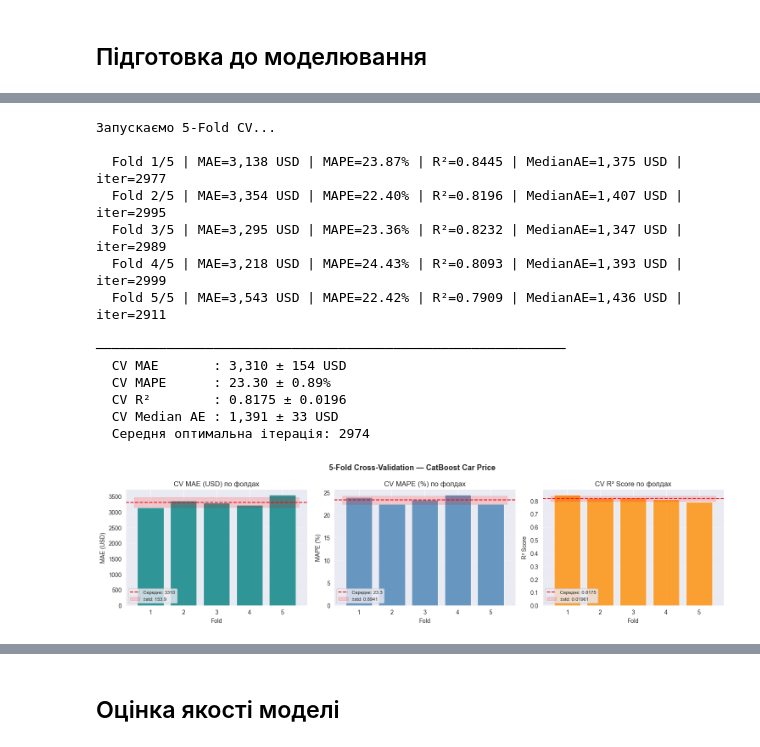
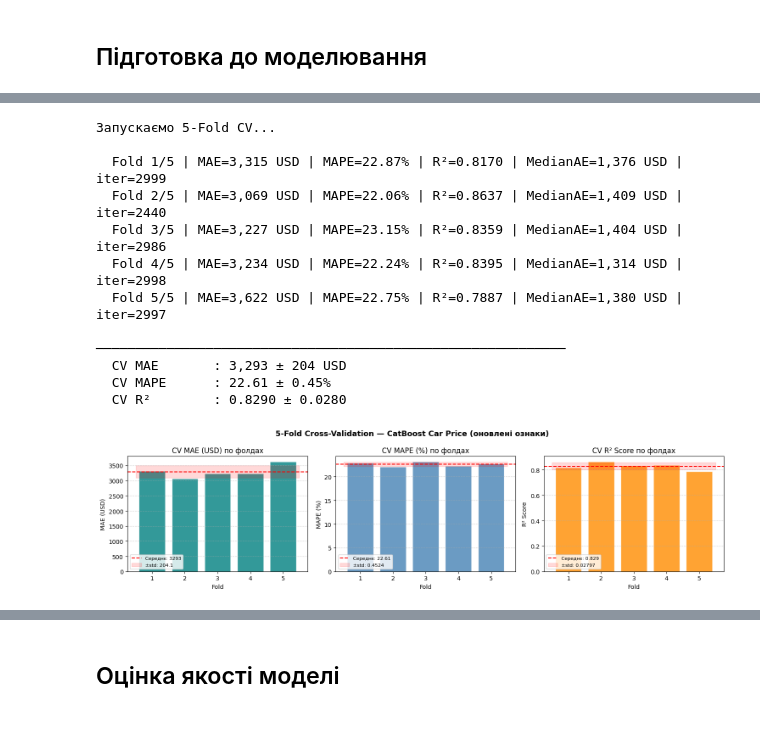
Before and after one commit to Chuchman-Dima/MarketScout, a Jupyter notebook: notebooks/main.ipynb, the cells around one changed output, grey strips where cells are left out. Drawn from its saved outputs; the diff is of its cells as text; code cells hidden in the pictures.

```diff
--- a/notebooks/main.ipynb
+++ b/notebooks/main.ipynb
@@ -46,5 +62,11 @@ dtype: int64
 # %%
 df = df.drop(columns=['ID', 'Engine'], errors='ignore')
 df = df[df['Price_USD'] > 0].copy()
+
+# FIX: причепи прибираємо тут, а не тільки фільтром у Streamlit-формі —
+# інакше вони потрапляли у тренувальні дані й псували розподіл цін
+before_trailers = len(df)
+df = df[df['Mark'] != 'Причеп'].copy()
+print(f"Прибрано причепів: {before_trailers - len(df)}")
 print(f"Після базового очищення: {len(df)} рядків")
 # %% [output]
@@ -59,13 +81,0 @@ print(f"Після фільтрації за віком: {len(df)} рядків"
-# %%
-# Розбиття Fuel на Fuel_Type та Engine_Capacity
-split_data = df['Fuel'].str.split(', ', expand=True)
-df['Fuel_Type'] = split_data[0]
-
-# FIX: Використовуємо regex=False у str.replace для уникнення FutureWarning
-df['Engine_Capacity'] = pd.to_numeric(
-    split_data[1].str.replace(' л.', '', regex=False),
-    errors='coerce'
-).fillna(0)
-
-df = df.drop(columns=['Fuel'], errors='ignore')
-print(f"Унікальні типи пального: {df['Fuel_Type'].unique()}")
@@ -121,0 +165,11 @@ print(f"Відфільтровано {before - len(df)} записів. Зали
+# %%
+df['is_luxury_brand'] = df['Mark'].isin(LUXURY_MARKS).astype(int)
+df['Gearbox_simple'] = np.where(df['Gearbox'].isin(AUTOMATIC_LIKE), 'Automatic_type', 'Manual_type')
+df['Engine_missing'] = (df['Engine_Capacity'] == 0).astype(int)
+df['log_Mileage'] = np.log1p(df['Mileage'])
+df['Age_x_Mileage'] = df['Age'] * df['Mileage']
+df['Decade'] = (df['Year'] // 10 * 10).astype(int)
+
+print(f"Преміум-марки: {df['is_luxury_brand'].sum()} авто ({df['is_luxury_brand'].mean()*100:.1f}%)")
+print(f"Автоматичні КПП (згруповано): {(df['Gearbox_simple']=='Automatic_type').sum()} авто")
+print(f"Немає даних про об'єм двигуна: {df['Engine_missing'].sum()} авто")
@@ -122,17 +180,18 @@ print(f"Відфільтровано {before - len(df)} записів. Зали
 # %% [markdown]
 ## Підготовка до моделювання
 # %%
-# Додано 'is_new' до списку ознак
 features = [
     'Mark', 'Model', 'Mileage', 'Gearbox', 'Age',
     'Fuel_Type', 'Engine_Capacity', 'Km_per_Year',
-    'is_EV', 'is_suspicious_mileage', 'is_new'
+    'is_EV', 'is_suspicious_mileage', 'is_new',
+    'is_luxury_brand', 'Engine_missing', 'log_Mileage', 'Age_x_Mileage', 'Decade',
+    'Gearbox_simple',
 ]
-cat_features = ['Mark', 'Model', 'Gearbox', 'Fuel_Type']
+cat_features = ['Mark', 'Model', 'Gearbox', 'Fuel_Type', 'Gearbox_simple']
 
 X = df[features]
 y = df['Price_USD']
 
-print(f"Ознаки: {features}")
+print(f"Ознаки ({len(features)}): {features}")
 print(f"Розмір X: {X.shape}")
 # %% [output]
@@ -183,11 +238,9 @@ CATBOOST_PARAMS = dict(
     early_stopping_rounds = 150,
 )
 # %%
-# K-Fold Cross-Validation
 kf = KFold(n_splits=N_FOLDS, shuffle=True, random_state=RANDOM_SEED)
 
-cv_results = []  # зберігаємо метрики кожного фолду
-
+cv_results = []
 X_arr = X_train_full.reset_index(drop=True)
 y_arr = y_train_full.reset_index(drop=True)
 
@@ -197,8 +250,6 @@ for fold_idx, (train_idx, val_idx) in enumerate(kf.split(X_arr), start=1):
     X_fold_train, X_fold_val = X_arr.iloc[train_idx].copy(), X_arr.iloc[val_idx].copy()
     y_fold_train, y_fold_val = y_arr.iloc[train_idx].copy(), y_arr.iloc[val_idx].copy()
 
-    # FIX: рідкісні марки/моделі рахуємо ЛИШЕ з train-частини фолду,
-    # інакше поріг "рідкісності" вже бачив дані val-фолду до CV
     fold_mark_counts  = X_fold_train['Mark'].value_counts()
     fold_model_counts = X_fold_train['Model'].value_counts()
     fold_valid_marks  = fold_mark_counts[fold_mark_counts  >= MIN_COUNT].index
@@ -208,8 +259,6 @@ for fold_idx, (train_idx, val_idx) in enumerate(kf.split(X_arr), start=1):
         X_fold_train[col] = np.where(X_fold_train[col].isin(valid), X_fold_train[col], 'Other')
         X_fold_val[col]   = np.where(X_fold_val[col].isin(valid),   X_fold_val[col],   'Other')
 
-    # FIX: межі IQR рахуємо ЛИШЕ з train-частини фолду і чистимо тільки train;
-    # val лишаємо як є, щоб оцінка була на реальному розподілі
     fold_Q1  = np.percentile(y_fold_train, 25)
     fold_Q3  = np.percentile(y_fold_train, 75)
     fold_IQR = fold_Q3 - fold_Q1
@@ -248,53 +297,48 @@ print(f"\n{'─'*60}")
 print(f"  CV MAE       : {cv_df['MAE'].mean():,.0f} ± {cv_df['MAE'].std():,.0f} USD")
 print(f"  CV MAPE      : {cv_df['MAPE'].mean():.2f} ± {cv_df['MAPE'].std():.2f}%")
 print(f"  CV R²        : {cv_df['R2'].mean():.4f} ± {cv_df['R2'].std():.4f}")
-print(f"  CV Median AE : {cv_df['MedianAE'].mean():,.0f} ± {cv_df['MedianAE'].std():,.0f} USD")
-print(f"  Середня оптимальна ітерація: {cv_df['best_iter'].mean():.0f}")
 # %% [output]
 Запускаємо 5-Fold CV...
 
-  Fold 1/5 | MAE=3,138 USD | MAPE=23.87% | R²=0.8445 | MedianAE=1,375 USD | iter=2977
-  Fold 2/5 | MAE=3,354 USD | MAPE=22.40% | R²=0.8196 | MedianAE=1,407 USD | iter=2995
-  Fold 3/5 | MAE=3,295 USD | MAPE=23.36% | R²=0.8232 | MedianAE=1,347 USD | iter=2989
-  Fold 4/5 | MAE=3,218 USD | MAPE=24.43% | R²=0.8093 | MedianAE=1,393 USD | iter=2999
-  Fold 5/5 | MAE=3,543 USD | MAPE=22.42% | R²=0.7909 | MedianAE=1,436 USD | iter=2911
+  Fold 1/5 | MAE=3,315 USD | MAPE=22.87% | R²=0.8170 | MedianAE=1,376 USD | iter=2999
+  Fold 2/5 | MAE=3,069 USD | MAPE=22.06% | R²=0.8637 | MedianAE=1,409 USD | iter=2440
+  Fold 3/5 | MAE=3,227 USD | MAPE=23.15% | R²=0.8359 | MedianAE=1,404 USD | iter=2986
+  Fold 4/5 | MAE=3,234 USD | MAPE=22.24% | R²=0.8395 | MedianAE=1,314 USD | iter=2998
+  Fold 5/5 | MAE=3,622 USD | MAPE=22.75% | R²=0.7887 | MedianAE=1,380 USD | iter=2997
 
 ────────────────────────────────────────────────────────────
-  CV MAE       : 3,310 ± 154 USD
-  CV MAPE      : 23.30 ± 0.89%
-  CV R²        : 0.8175 ± 0.0196
-  CV Median AE : 1,391 ± 33 USD
-  Середня оптимальна ітерація: 2974
+  CV MAE       : 3,293 ± 204 USD
+  CV MAPE      : 22.61 ± 0.45%
+  CV R²        : 0.8290 ± 0.0280
 # %%
-# Візуалізація результатів CV
 fig, axes = plt.subplots(1, 3, figsize=(15, 4))
 
 metrics = [
     ('MAE',  'MAE (USD)',      'teal'),
     ('MAPE', 'MAPE (%)',       'steelblue'),
     ('R2',   'R² Score',       'darkorange'),
 ]
 
 for ax, (col, label, color) in zip(axes, metrics):
     vals = cv_df[col]
-    bars = ax.bar(cv_df['fold'], vals, color=color, alpha=0.8, edgecolor='white')
+    ax.bar(cv_df['fold'], vals, color=color, alpha=0.8, edgecolor='white')
     ax.axhline(vals.mean(), color='red', linestyle='--', linewidth=1.5, label=f'Середнє: {vals.mean():.4g}')
     ax.fill_between(
         [0.5, N_FOLDS + 0.5],
         vals.mean() - vals.std(),
         vals.mean() + vals.std(),
         alpha=0.15, color='red', label=f'±std: {vals.std():.4g}'
     )
     ax.set_xlabel('Fold')
     ax.set_ylabel(label)
     ax.set_title(f'CV {label} по фолдах')
     ax.set_xticks(cv_df['fold'])
     ax.legend(fontsize=8)
     ax.grid(axis='y', linestyle='--', alpha=0.5)
 
-plt.suptitle(f'{N_FOLDS}-Fold Cross-Validation — CatBoost Car Price', fontsize=13, fontweight='bold')
+plt.suptitle(f'{N_FOLDS}-Fold Cross-Validation — CatBoost Car Price (оновлені ознаки)', fontsize=13, fontweight='bold')
 plt.tight_layout()
 plt.show()
 # %% [output]
-[figure, old version]
+[figure, new version]
 # %%
```
Also changed, not shown: parts of 24 cells of this notebook, 3 other files.
